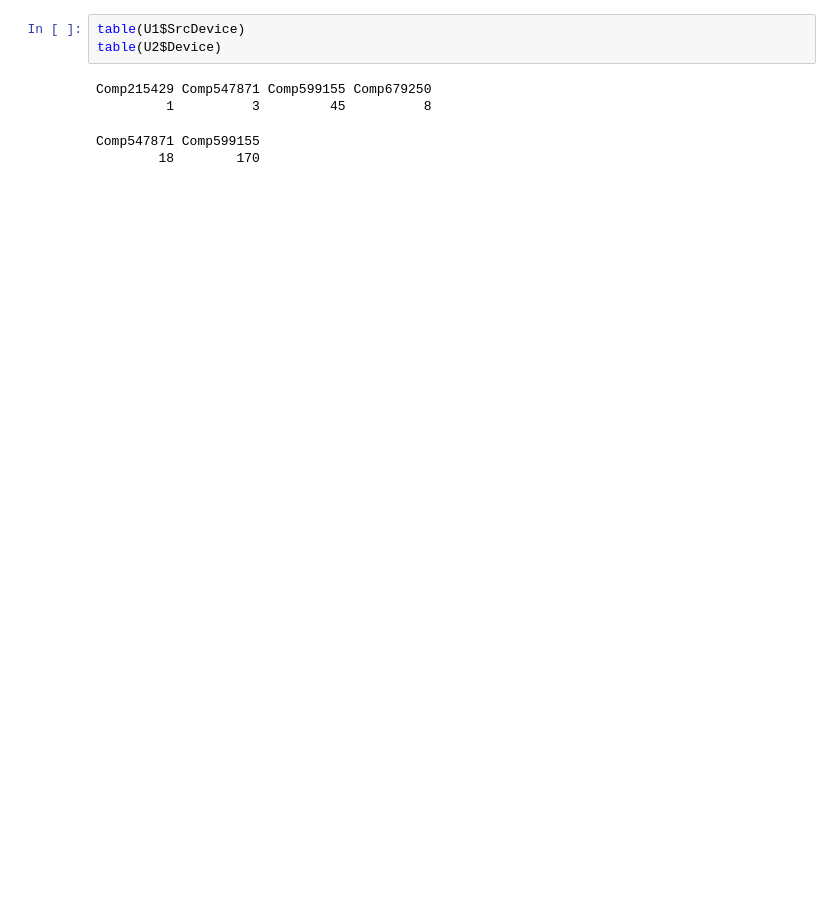
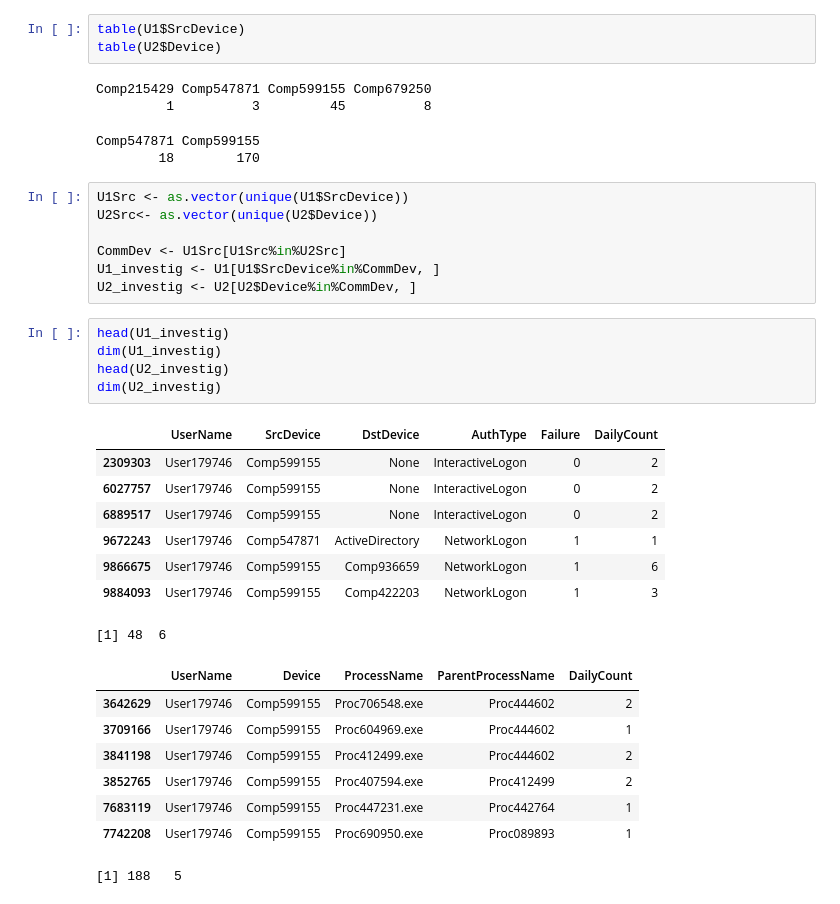
Before and after one commit to gabejg/Advanced-Cyber-Analytics-for-Attack-Detection, a Jupyter notebook: Alex/Comparing Usernames.ipynb, the cells around one changed output. Drawn from its saved outputs; the diff is of its cells as text; blank space fills up the shorter version.

```diff
--- a/Alex/Comparing Usernames.ipynb
+++ b/Alex/Comparing Usernames.ipynb
@@ -183,3 +185,32 @@ Comp215429 Comp547871 Comp599155 Comp679250
          1          3         45          8
 Comp547871 Comp599155
         18        170
+# %%
+U1Src <- as.vector(unique(U1$SrcDevice))
+U2Src<- as.vector(unique(U2$Device))
+
+CommDev <- U1Src[U1Src%in%U2Src]
+U1_investig <- U1[U1$SrcDevice%in%CommDev, ]
+U2_investig <- U2[U2$Device%in%CommDev, ]
+# %%
+head(U1_investig)
+dim(U1_investig)
+head(U2_investig)
+dim(U2_investig)
+# %% [output]
+|  | UserName | SrcDevice | DstDevice | AuthType | Failure | DailyCount |
+| 2309303 | User179746 | Comp599155 | None | InteractiveLogon | 0 | 2 |
+| 6027757 | User179746 | Comp599155 | None | InteractiveLogon | 0 | 2 |
+| 6889517 | User179746 | Comp599155 | None | InteractiveLogon | 0 | 2 |
+| 9672243 | User179746 | Comp547871 | ActiveDirectory | NetworkLogon | 1 | 1 |
+| 9866675 | User179746 | Comp599155 | Comp936659 | NetworkLogon | 1 | 6 |
+| 9884093 | User179746 | Comp599155 | Comp422203 | NetworkLogon | 1 | 3 |
+[1] 48  6
+|  | UserName | Device | ProcessName | ParentProcessName | DailyCount |
+| 3642629 | User179746 | Comp599155 | Proc706548.exe | Proc444602 | 2 |
+| 3709166 | User179746 | Comp599155 | Proc604969.exe | Proc444602 | 1 |
+| 3841198 | User179746 | Comp599155 | Proc412499.exe | Proc444602 | 2 |
+| 3852765 | User179746 | Comp599155 | Proc407594.exe | Proc412499 | 2 |
+| 7683119 | User179746 | Comp599155 | Proc447231.exe | Proc442764 | 1 |
+| 7742208 | User179746 | Comp599155 | Proc690950.exe | Proc089893 | 1 |
+[1] 188   5
```
Also changed, not shown: parts of 4 cells of this notebook.
